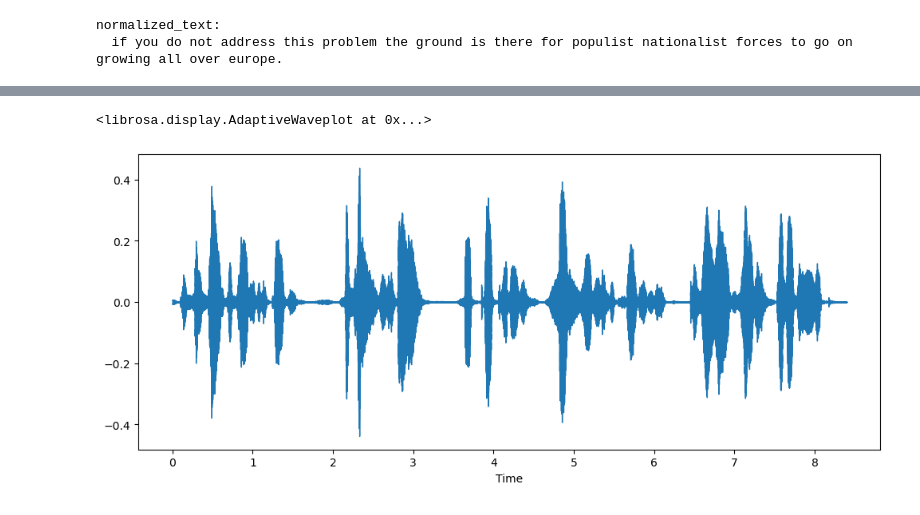
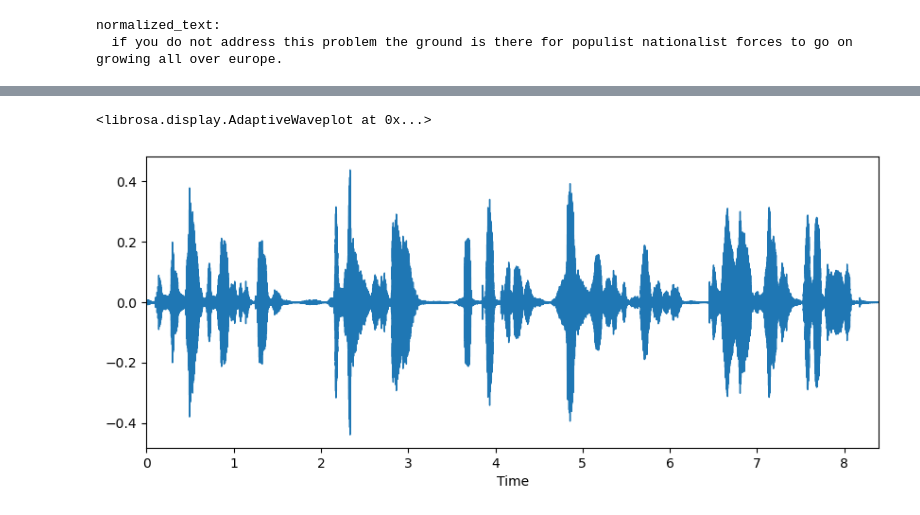
Before and after one commit to buruzaemon/audio_course, a Jupyter notebook: Unit_2_4_hands_on_exercise.ipynb, the cells around one changed output, grey strips where cells are left out. Drawn from its saved outputs; the diff is of its cells as text; code cells hidden in the pictures.

```diff
--- a/Unit_2_4_hands_on_exercise.ipynb
+++ b/Unit_2_4_hands_on_exercise.ipynb
@@ -56,13 +76,16 @@ normalized_text:
 # %%
 import librosa
 import matplotlib.pyplot as plt
 import librosa.display
 
-example_ts = example["audio"]["array"]
-example_sr = example["audio"]["sampling_rate"]
+signal = example["audio"]["array"]
+signal_sr = example["audio"]["sampling_rate"]
+signal_s = len(example["audio"]["array"]) / example["audio"]["sampling_rate"]
 
-plt.figure().set_figwidth(12)
-librosa.display.waveshow(example_ts, sr=example_sr)
+plt.figure(figsize=(10,4))
+plt.xlim([0, signal_s])
+
+librosa.display.waveshow(signal, sr=signal_sr)
 # %% [output]
 <librosa.display.AdaptiveWaveplot at 0x...>
-[figure, old version]
+[figure, new version]
```
Also changed, not shown: parts of 10 cells of this notebook.
